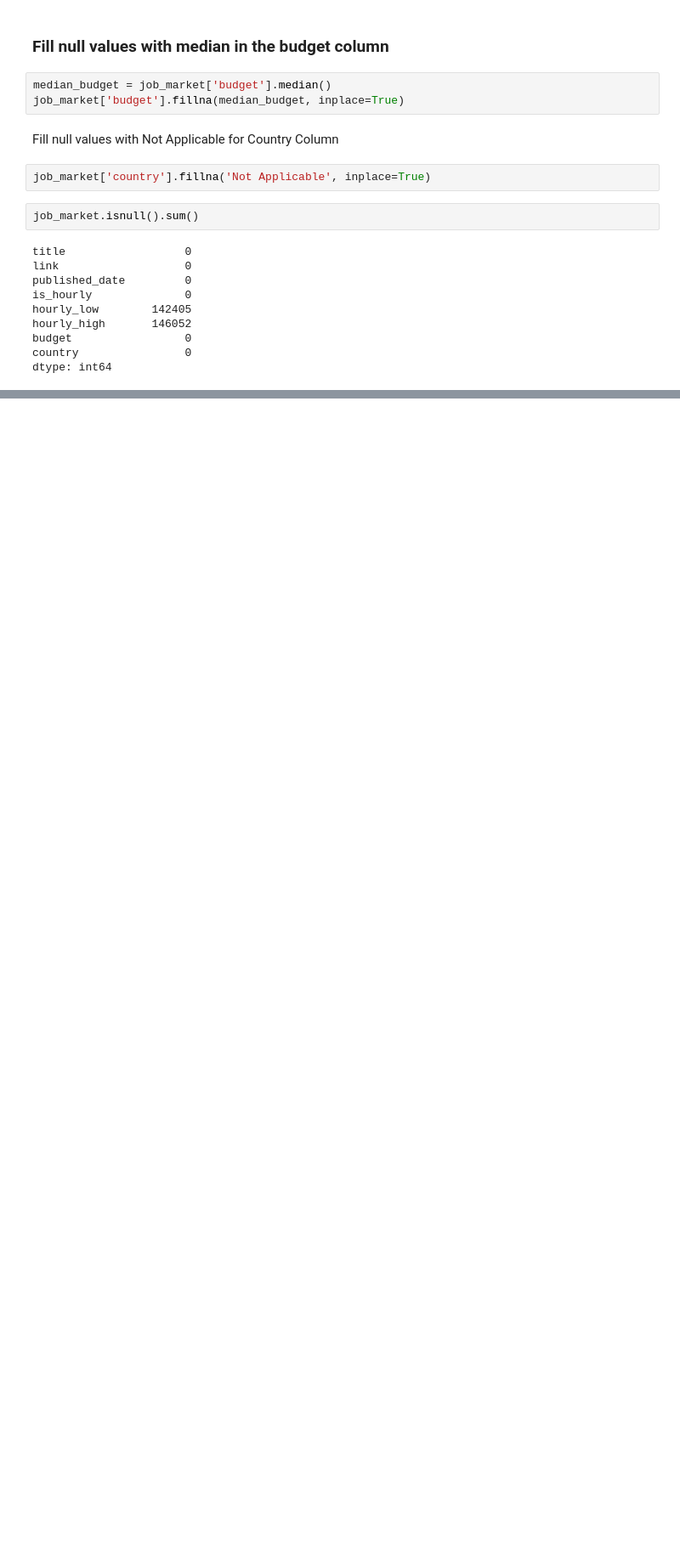
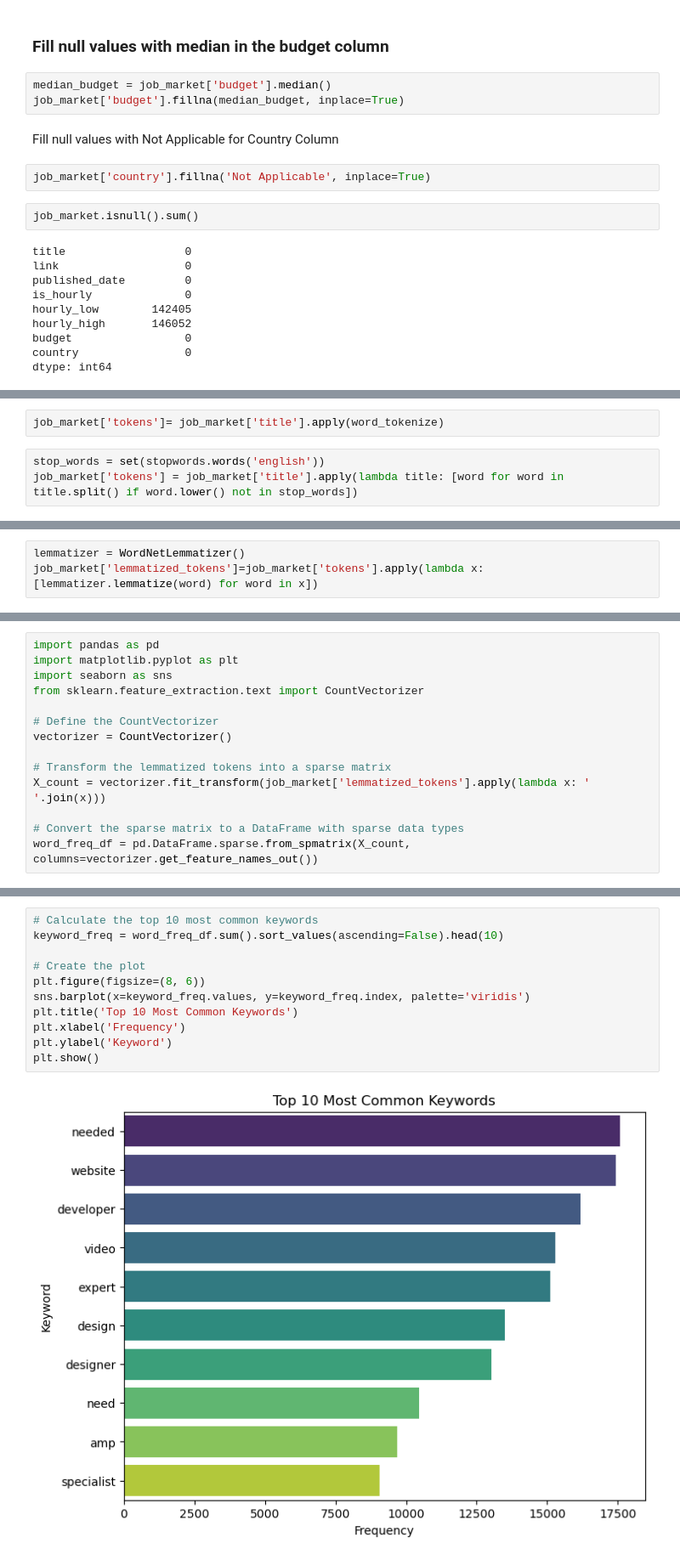
Before and after one commit to Hemamagam/Job-Market-Analysis---Recommendation-System, a Jupyter notebook: Job_Market_Analysis.ipynb, the cells around one changed output, grey strips where cells are left out. Shown at 85% size. Saved outputs shown, nothing was run; the diff lists cells and outputs as text; blank space fills up the shorter version.

```diff
--- a/Job_Market_Analysis.ipynb
+++ b/Job_Market_Analysis.ipynb
@@ -90,0 +112,5 @@ dtype: int64
+# %%
+job_market['tokens']= job_market['title'].apply(word_tokenize)
+# %%
+stop_words = set(stopwords.words('english'))
+job_market['tokens'] = job_market['title'].apply(lambda title: [word for word in title.split() if word.lower() not in stop_words])
@@ -90,0 +133,3 @@ dtype: int64
+# %%
+lemmatizer = WordNetLemmatizer()
+job_market['lemmatized_tokens']=job_market['tokens'].apply(lambda x: [lemmatizer.lemmatize(word) for word in x])
@@ -90,0 +158,14 @@ dtype: int64
+# %%
+import pandas as pd
+import matplotlib.pyplot as plt
+import seaborn as sns
+from sklearn.feature_extraction.text import CountVectorizer
+
+# Define the CountVectorizer
+vectorizer = CountVectorizer()
+
+# Transform the lemmatized tokens into a sparse matrix
+X_count = vectorizer.fit_transform(job_market['lemmatized_tokens'].apply(lambda x: ' '.join(x)))
+
+# Convert the sparse matrix to a DataFrame with sparse data types
+word_freq_df = pd.DataFrame.sparse.from_spmatrix(X_count, columns=vectorizer.get_feature_names_out())
@@ -90,0 +194,13 @@ dtype: int64
+# %%
+# Calculate the top 10 most common keywords
+keyword_freq = word_freq_df.sum().sort_values(ascending=False).head(10)
+
+# Create the plot
+plt.figure(figsize=(8, 6))
+sns.barplot(x=keyword_freq.values, y=keyword_freq.index, palette='viridis')
+plt.title('Top 10 Most Common Keywords')
+plt.xlabel('Frequency')
+plt.ylabel('Keyword')
+plt.show()
+# %% [output]
+[figure, added]
```
Also changed, not shown: parts of 13 cells of this notebook.
